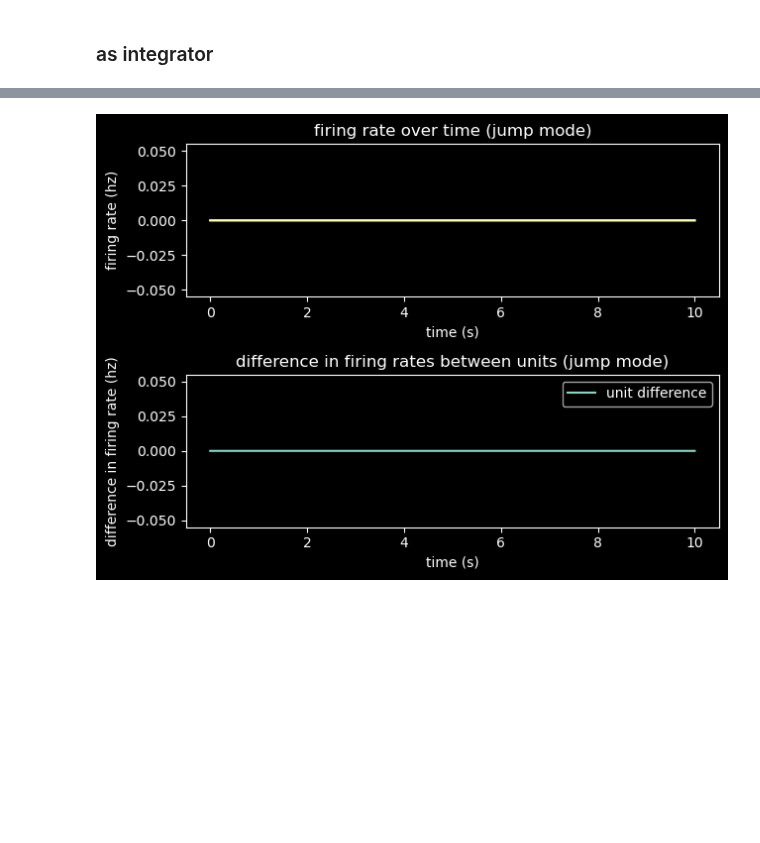
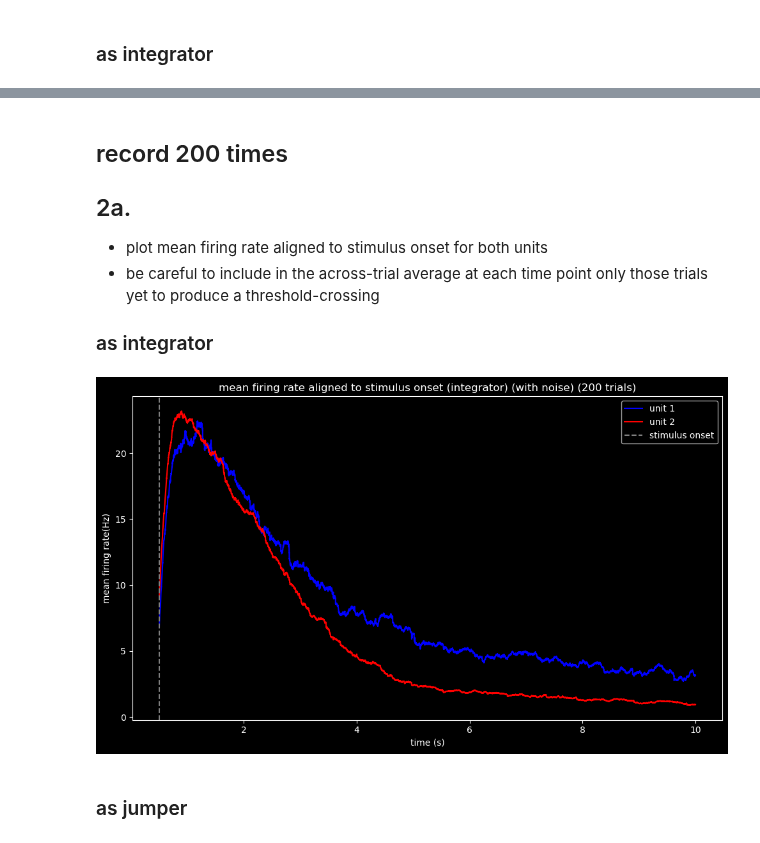
Before and after one commit to polsen99/intro_comp_neuro, a Jupyter notebook: tutorial 6.2 - dynamics of a decision-making circuit in two modes of operation.ipynb, the cells around one changed output, grey strips where cells are left out. Cells and saved outputs as stored; diff of their text form; code cells hidden in the pictures; blank space fills up the shorter version.

```diff
--- a/tutorial 6.2 - dynamics of a decision-making circuit in two modes of operation.ipynb
+++ b/tutorial 6.2 - dynamics of a decision-making circuit in two modes of operation.ipynb
@@ -249,10 +282,16 @@ plt.tight_layout()
+# %% [markdown]
+## record 200 times
+## 2a.
+- plot mean firing rate aligned to stimulus onset for both units
+- be careful to include in the across-trial average at each time point only those trials yet to produce a threshold-crossing
+### as integrator
 # %%
-# record 200 times
-r1_array = np.zeros((200, len(t)))
-r2_array = np.zeros((200, len(t)))
+# run 200 trials
+r1_array_int = np.zeros((200, len(t)))
+r2_array_int = np.zeros((200, len(t)))
 for i in range(200):
     r1 = np.zeros_like(t)
     r2 = np.zeros_like(t)
     r1_int, r2_int = run_trial(params_integration, g_int, r1, r2, s1, s2, t, dt, sigma_int=0.2)
-    r1_array[i] = r1_int
-    r2_array[i] = r2_int
+    r1_array_int[i] = r1_int
+    r2_array_int[i] = r2_int
@@ -261,17 +298,33 @@ for i in range(200):
-# %%
-plt.subplot(2, 1, 1)
-plt.plot(t, r1_jump, label='unit 1')
-plt.plot(t, r2_jump, label='unit 2')
-plt.xlabel('time (s)')
-plt.ylabel('firing rate (hz)')
-plt.title('firing rate over time (jump mode)')
-
-plt.subplot(2, 1, 2)
-plt.plot(t, r1_jump - r2_jump, label='unit difference')
-plt.xlabel('time (s)')
-plt.ylabel('difference in firing rate (hz)')
-plt.title('difference in firing rates between units (jump mode)')
-plt.legend()
-plt.tight_layout()
-# %% [output]
-[figure, removed]
+# %%
+def filter_trials(data):
+    # trials where neither unit reached the decision threshold
+    valid_trials = np.all(data < decision_thresh, axis=1)
+    # keep shape by returning all data points, but only valid trials
+    return data[valid_trials]
+
+r1_filtered = filter_trials(r1_array_int)
+r2_filtered = filter_trials(r2_array_int)
+
+# get mean
+mean_r1_filtered = np.mean(r1_filtered, axis=0)
+mean_r2_filtered = np.mean(r2_filtered, axis=0)
+# %%
+plt.figure(figsize=(10,6))
+
+# stimulus onset
+stimulus_onset_idx = int(stim_start / dt)
+
+# plot
+plt.plot(t[stimulus_onset_idx:], mean_r1_filtered[stimulus_onset_idx:], label='unit 1', color='blue')
+plt.plot(t[stimulus_onset_idx:], mean_r2_filtered[stimulus_onset_idx:], label='unit 2', color='red')
+plt.axvline(x=stim_start, color='grey', linestyle='--', label='stimulus onset')
+plt.xlabel('time (s)')
+plt.ylabel('mean firing rate(Hz)')
+plt.title('mean firing rate aligned to stimulus onset (integrator) (with noise) (200 trials)')
+plt.legend()
+plt.tight_layout()
+plt.show()
+# %% [output]
+[figure, added]
+# %% [markdown]
+### as jumper
```
Also changed, not shown: parts of 40 cells of this notebook.
